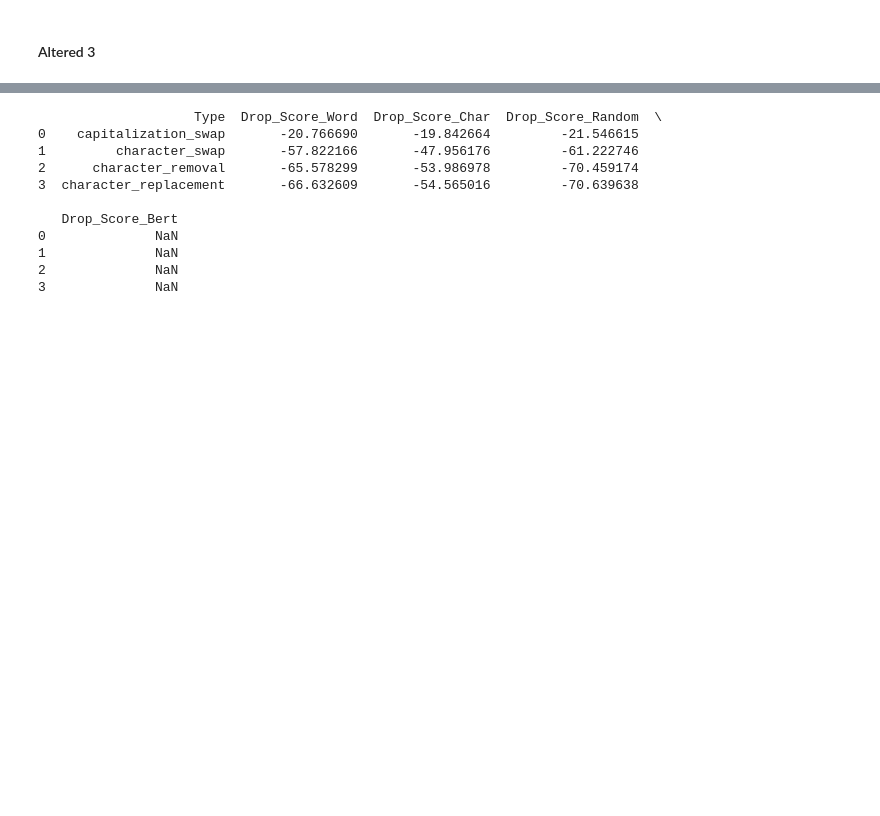
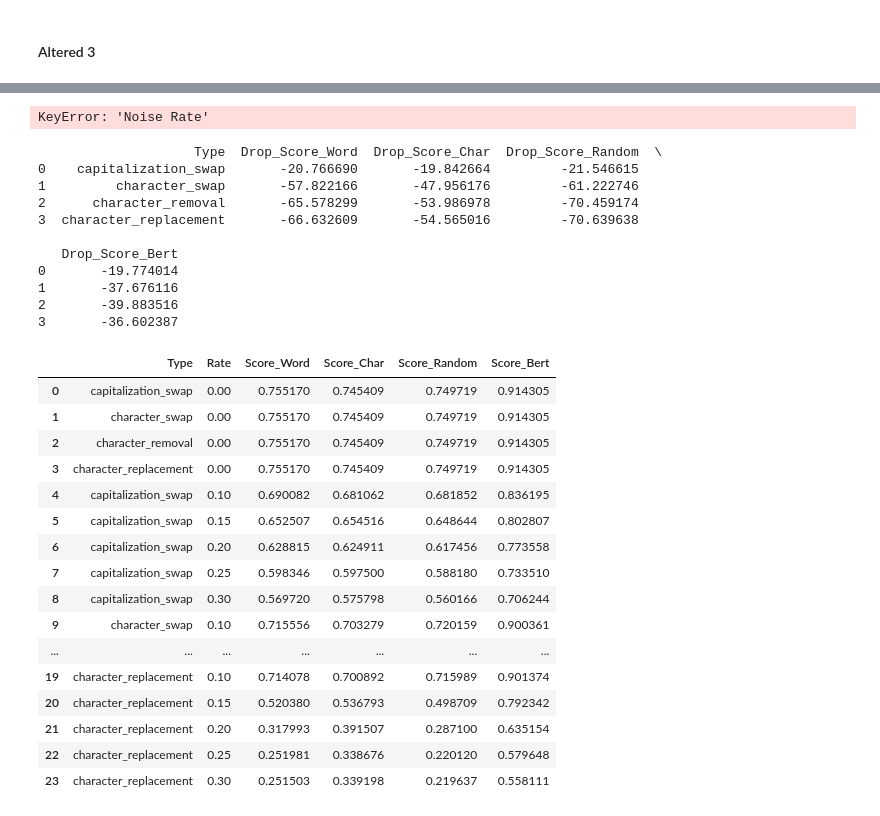
Before and after one commit to florentinafabregas/NLP, a Jupyter notebook: comparison.ipynb, the cells around one changed output, grey strips where cells are left out. Saved outputs shown, nothing was run; the diff lists cells and outputs as text; code cells hidden in the pictures; blank space fills up the shorter version.

```diff
--- a/comparison.ipynb
+++ b/comparison.ipynb
@@ -29,6 +29,13 @@ clean_random = [
     {'Type': 'character_replacement', 'Rate': 0, 'F1 Score': 0.749719}
 ]
 
+clean_bert = [
+    {'Type': 'capitalization_swap', 'Rate': 0, 'F1 Score': 0.914305},
+    {'Type': 'character_swap', 'Rate': 0, 'F1 Score': 0.914305},
+    {'Type': 'character_removal', 'Rate': 0, 'F1 Score': 0.914305},
+    {'Type': 'character_replacement', 'Rate': 0, 'F1 Score': 0.914305}
+]
+
 new_word = pd.DataFrame(clean_word)
 df_word = pd.concat([new_word, df_word], ignore_index=True)
 
@@ -37,6 +44,9 @@ df_char = pd.concat([new_char, df_char], ignore_index=True)
 
 new_random = pd.DataFrame(clean_random)
 df_random = pd.concat([new_random, df_random], ignore_index=True)
+
+new_bert = pd.DataFrame(clean_bert)
+df_bert = pd.concat([new_bert, df_bert], ignore_index=True)
 # %%
 # Get unique noise types
 noise_types = df_word['Type'].unique()
@@ -188,6 +198,8 @@ combined_df = pd.concat([df_word_filtered, df_char_filtered, df_random_filtered,
 combined_df = combined_df.sort_values(by=['Noise Type', 'Noise Rate'])
 
 print(combined_df)
+# %% [output]
+KeyError: 'Noise Rate'
 # %%
 # Rename columns to ensure unique score column names
 df_word = df_word.rename(columns={'F1 Score': 'Score_Word'})
@@ -224,7 +236,27 @@ print(performance_drop_df)
 3  character_replacement       -66.632609       -54.565016         -70.639638
 
    Drop_Score_Bert
-0              NaN
-1              NaN
-2              NaN
-3              NaN
+0       -19.774014
+1       -37.676116
+2       -39.883516
+3       -36.602387
+# %%
+combined_df
+# %% [output]
+|  | Type | Rate | Score_Word | Score_Char | Score_Random | Score_Bert |
+| 0 | capitalization_swap | 0.00 | 0.755170 | 0.745409 | 0.749719 | 0.914305 |
+| 1 | character_swap | 0.00 | 0.755170 | 0.745409 | 0.749719 | 0.914305 |
+| 2 | character_removal | 0.00 | 0.755170 | 0.745409 | 0.749719 | 0.914305 |
+| 3 | character_replacement | 0.00 | 0.755170 | 0.745409 | 0.749719 | 0.914305 |
+| 4 | capitalization_swap | 0.10 | 0.690082 | 0.681062 | 0.681852 | 0.836195 |
+| 5 | capitalization_swap | 0.15 | 0.652507 | 0.654516 | 0.648644 | 0.802807 |
+| 6 | capitalization_swap | 0.20 | 0.628815 | 0.624911 | 0.617456 | 0.773558 |
+| 7 | capitalization_swap | 0.25 | 0.598346 | 0.597500 | 0.588180 | 0.733510 |
+| 8 | capitalization_swap | 0.30 | 0.569720 | 0.575798 | 0.560166 | 0.706244 |
+| 9 | character_swap | 0.10 | 0.715556 | 0.703279 | 0.720159 | 0.900361 |
+| ... | ... | ... | ... | ... | ... | ... |
+| 19 | character_replacement | 0.10 | 0.714078 | 0.700892 | 0.715989 | 0.901374 |
+| 20 | character_replacement | 0.15 | 0.520380 | 0.536793 | 0.498709 | 0.792342 |
+| 21 | character_replacement | 0.20 | 0.317993 | 0.391507 | 0.287100 | 0.635154 |
+| 22 | character_replacement | 0.25 | 0.251981 | 0.338676 | 0.220120 | 0.579648 |
+| 23 | character_replacement | 0.30 | 0.251503 | 0.339198 | 0.219637 | 0.558111 |
```
Also changed, not shown: parts of 3 cells of this notebook, 4 other files.
